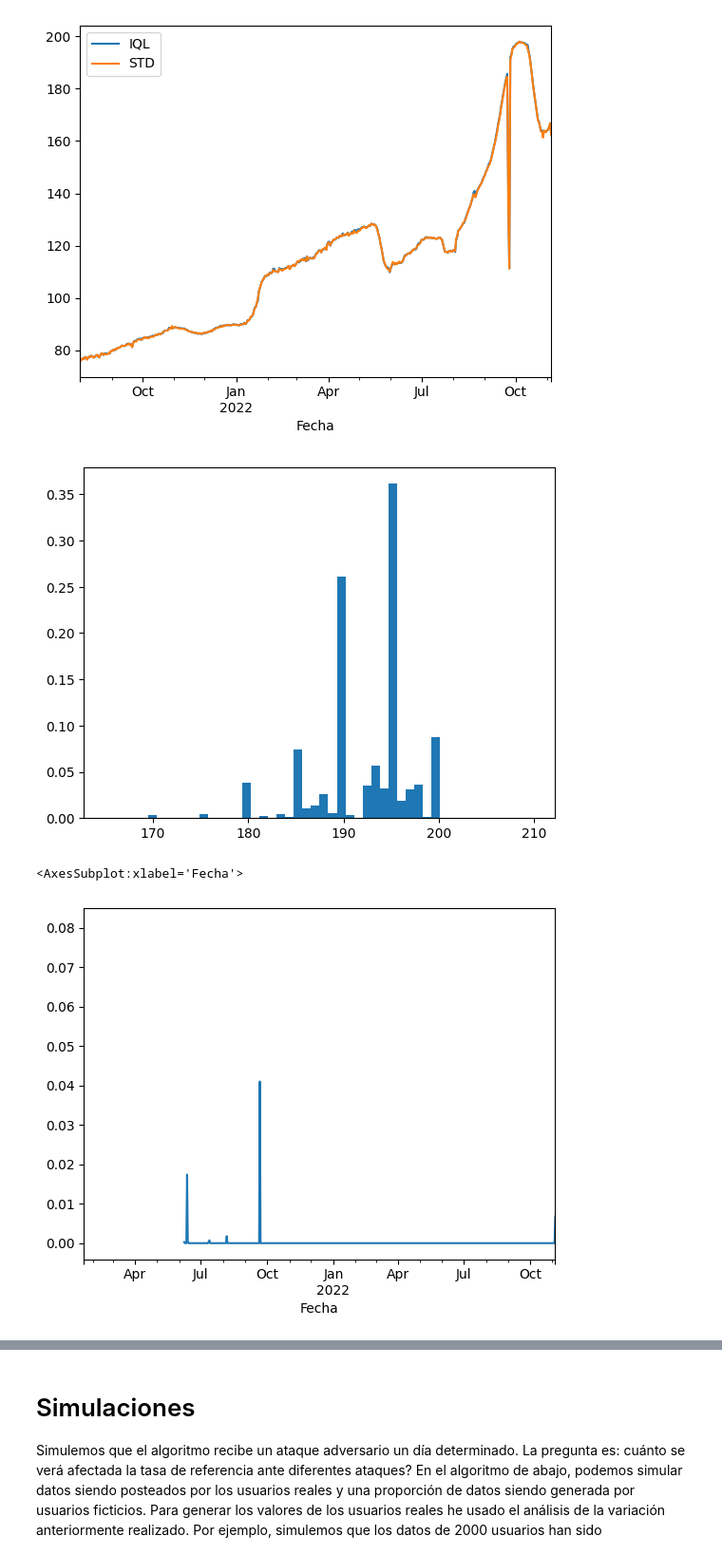
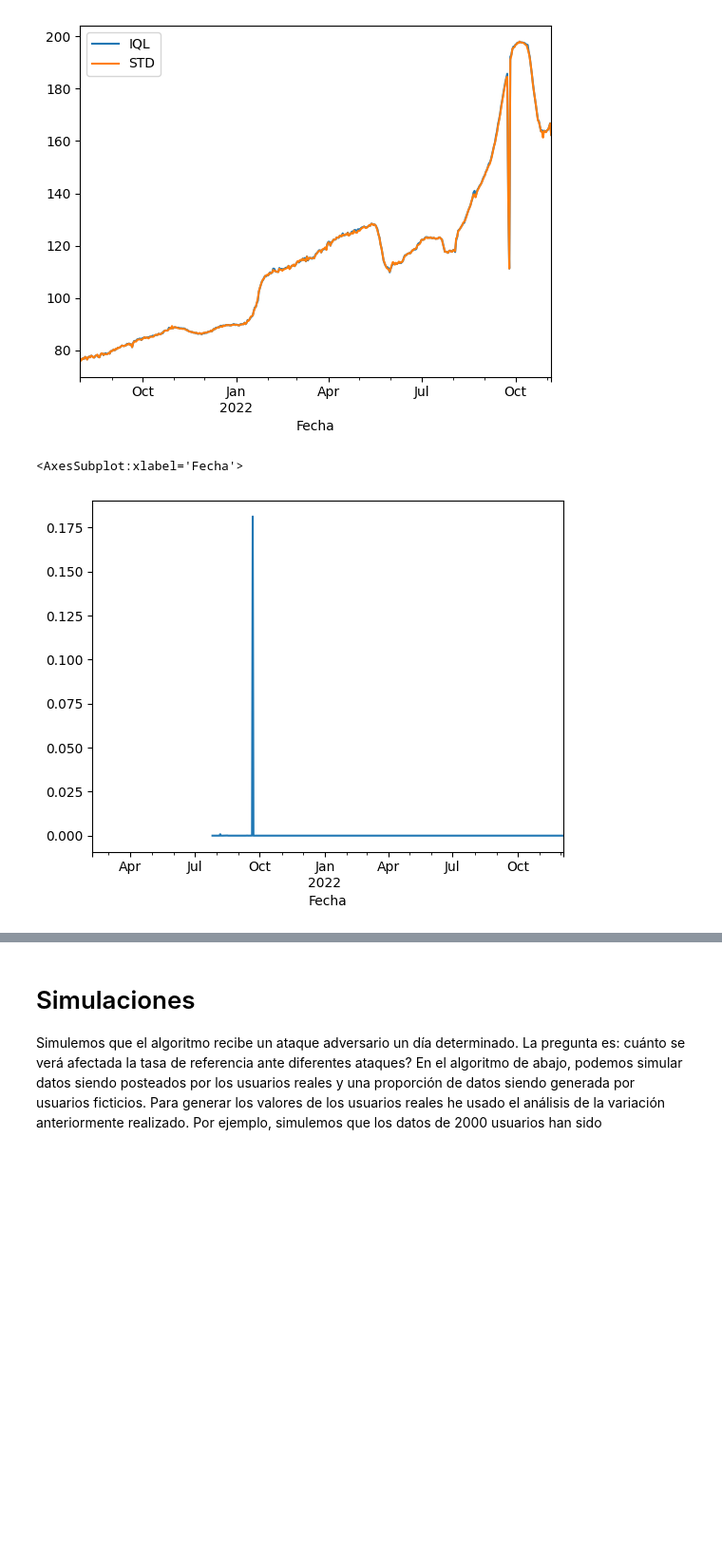
Before and after one commit to Datalis/tasa-jupyter, a Jupyter notebook: anomaly_detection.ipynb, the cells around one changed output, grey strips where cells are left out. Shown at 95% size. Saved outputs shown, nothing was run; the diff lists cells and outputs as text; code cells hidden in the pictures; blank space fills up the shorter version.

```diff
--- a/anomaly_detection.ipynb
+++ b/anomaly_detection.ipynb
@@ -25,3 +25,6 @@ df.head(10)
+# %%
+df_venta = df[df['Tipo'] == 'Venta'].copy()
+df_compra = df[df['Tipo'] == 'Compra'].copy()
 # %%
 def get_lower_upper_bond_iql(values):
     q1 = np.quantile(values, 0.25)
@@ -154,25 +157,24 @@ plt.legend()
 # %%
 from scipy.stats import shapiro
 
 
 i = 2300
 def detecting_normality(ti):
     if ti.values.shape[0] < 10:
         return np.NaN
 
     lower_iqd, upper_iqd = get_lower_upper_bond_std(ti.values)
 
     new_ti = ti[(ti>=lower_iqd) & (ti<=upper_iqd)]
 
     if new_ti.shape[0] >= i:
         plt.hist(new_ti, bins=50, density=True)
         plt.show()
 
     return shapiro(new_ti).pvalue
 
-pvalue = df.groupby('Moneda').resample('d').agg({'Oferta':detecting_normality})
+pvalue = df_venta.groupby('Moneda').resample('d').agg({'Oferta':detecting_normality})
 pvalue.loc['MLC'].Oferta.plot()
 # %% [output]
+<AxesSubplot:xlabel='Fecha'>
-[figure, old version]
+[figure, new version]
-<AxesSubplot:xlabel='Fecha'>
-[figure, removed]
```
Also changed, not shown: parts of 8 cells of this notebook, 1 other file.
